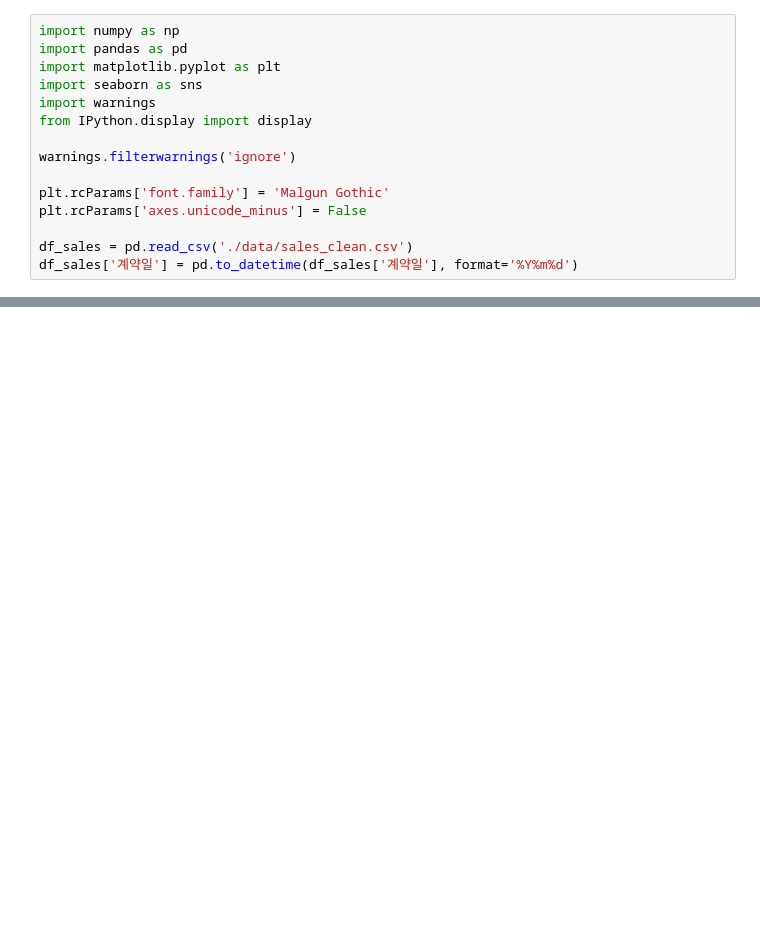
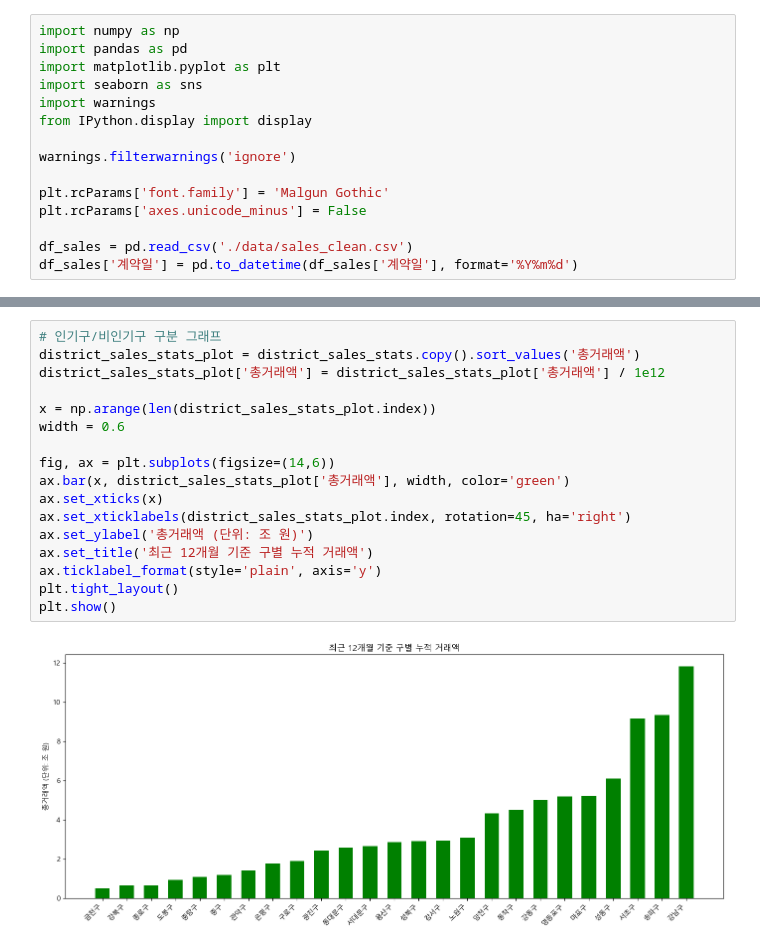
Before and after one commit to krystallinekim/pjt-DataAnalysis-Korean_Real_Estate, a Jupyter notebook: 01_market_comparison.ipynb, the cells around one changed output, grey strips where cells are left out. Drawn from its saved outputs; the diff is of its cells as text; blank space fills up the shorter version.

```diff
--- a/01_market_comparison.ipynb
+++ b/01_market_comparison.ipynb
@@ -146,0 +122,19 @@ df_sales_copy.head()
+# %%
+# 인기구/비인기구 구분 그래프
+district_sales_stats_plot = district_sales_stats.copy().sort_values('총거래액')
+district_sales_stats_plot['총거래액'] = district_sales_stats_plot['총거래액'] / 1e12
+
+x = np.arange(len(district_sales_stats_plot.index))
+width = 0.6
+
+fig, ax = plt.subplots(figsize=(14,6))
+ax.bar(x, district_sales_stats_plot['총거래액'], width, color='green')
+ax.set_xticks(x)
+ax.set_xticklabels(district_sales_stats_plot.index, rotation=45, ha='right')
+ax.set_ylabel('총거래액 (단위: 조 원)')
+ax.set_title('최근 12개월 기준 구별 누적 거래액')
+ax.ticklabel_format(style='plain', axis='y')
+plt.tight_layout()
+plt.show()
+# %% [output]
+[figure, added]
```
Also changed, not shown: parts of 8 cells of this notebook.
